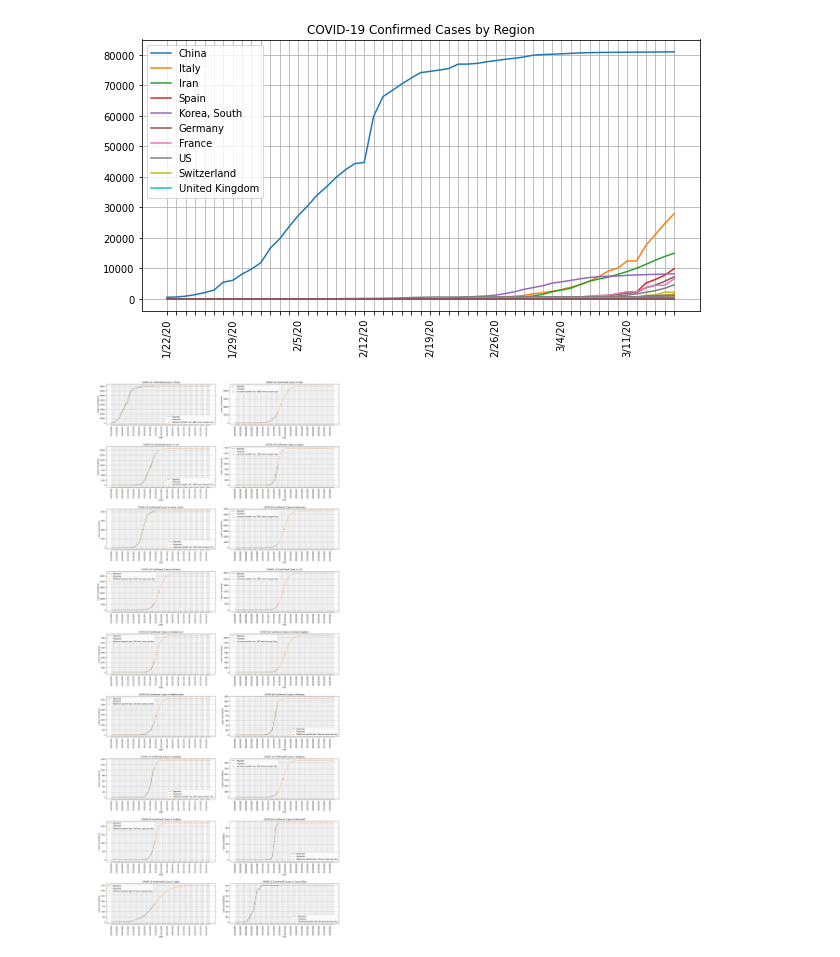
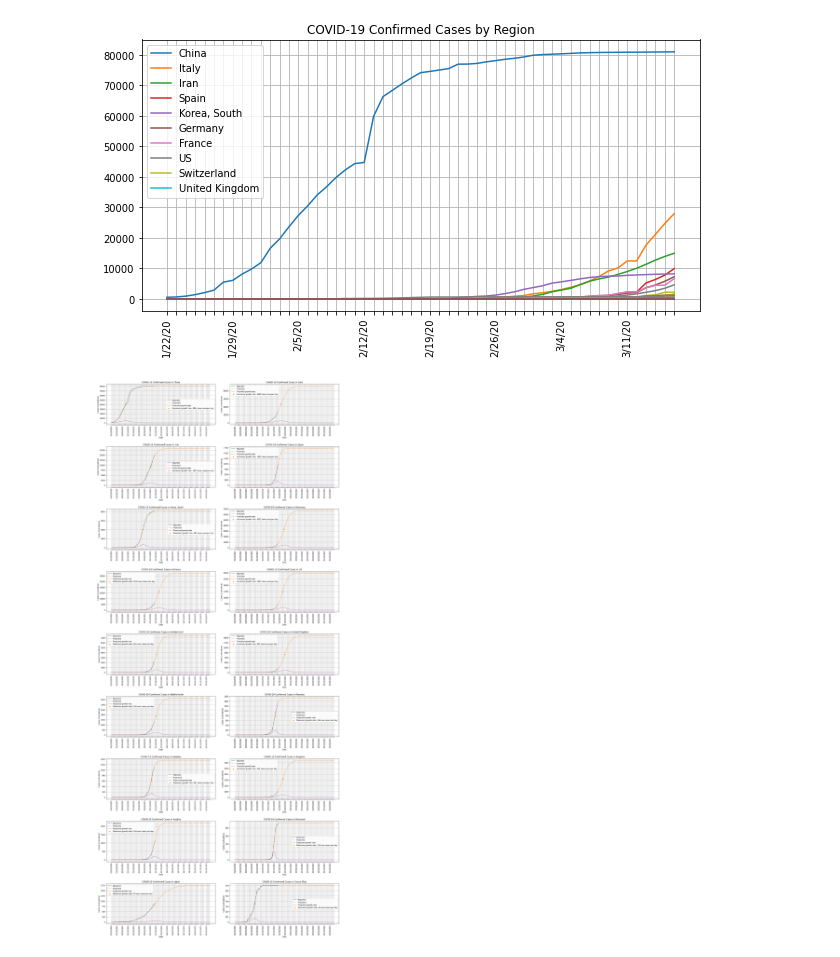
Before and after one commit to hinsley/colabs, a Jupyter notebook: Coronavirus_Projections.ipynb, the cells around one changed output. Saved outputs shown, nothing was run; the diff lists cells and outputs as text; code cells hidden in the pictures.

Commit message:
Add projected growth rate curves

```diff
--- a/Coronavirus_Projections.ipynb
+++ b/Coronavirus_Projections.ipynb
@@ -208,12 +209,13 @@ $e^{c(x-a)} = 1$
 
 and thus $x = a$, indicating that the maximum spread rate will be $\sigma_x(a)$.
 # %%
+def sigmoid_derivative(x, a, b, c):
+  sigma = sigmoid(x, a, b, c)
+
+  return c/b * sigma * (b - sigma)
+
 def max_daily_growth_rate(a, b, c):
-  sigma = sigmoid(a, a, b, c)
-
-  sigma_x = c/b * sigma * (b - sigma)
-
-  return int(sigma_x)
+  return int(sigmoid_derivative(a, a, b, c))
 # %%
 from datetime import datetime, timedelta
 
@@ -328,34 +330,36 @@ for region in ts_plot_df.index:
     except RuntimeError: # Couldn't optimize after 800 adjustments...
       initial_guesses[1] = (initial_guesses[1] + 1) * 1.5
   curve = lambda x: sigmoid(x, *popt)
+  curve_derivative = lambda x: sigmoid_derivative(x, *popt)
 
   days_to_plot = 125
 
   current_ax.plot([curve(x) for x in range(days_to_plot)], label="Projected", dashes=[2, 1])
+  current_ax.plot([curve_derivative(x) for x in range(days_to_plot)], label="Projected growth rate", dashes=[1, 1], color="purple")
   inflection_y = max_daily_growth_rate(*popt)
   current_ax.scatter(x=popt[0], y=sigmoid(popt[0], *popt), label=f"Maximum growth rate: {inflection_y} new cases per day", color="orange")
 
   plt.setp(current_ax.get_xmajorticklabels(), rotation=90)
 
 
 
 
   day_zero = datetime(2020, 1, 22, 0, 0)
 
   current_ax.set_xticks(range(days_to_plot))
   current_ax.set_xticklabels([(day_zero + timedelta(days=x)).strftime("%m/%d/%Y") for x in range(days_to_plot)])
 
   i = 0
   for label in current_ax.get_xmajorticklabels():
     if i % 7 != 0:
       label.set_visible(False)
     i += 1
 
   current_ax.grid()
   current_ax.legend()
 
 fig.tight_layout(pad=3)
 
 plt.show()
 # %% [output]
-[figure, old version]
+[figure, new version]
```
